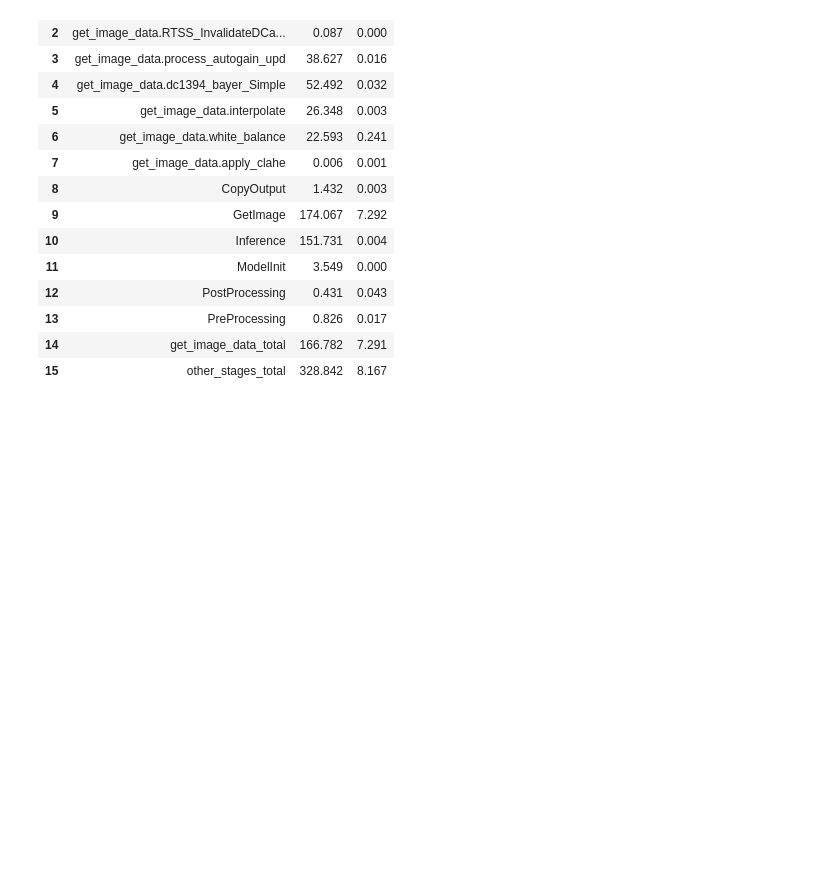
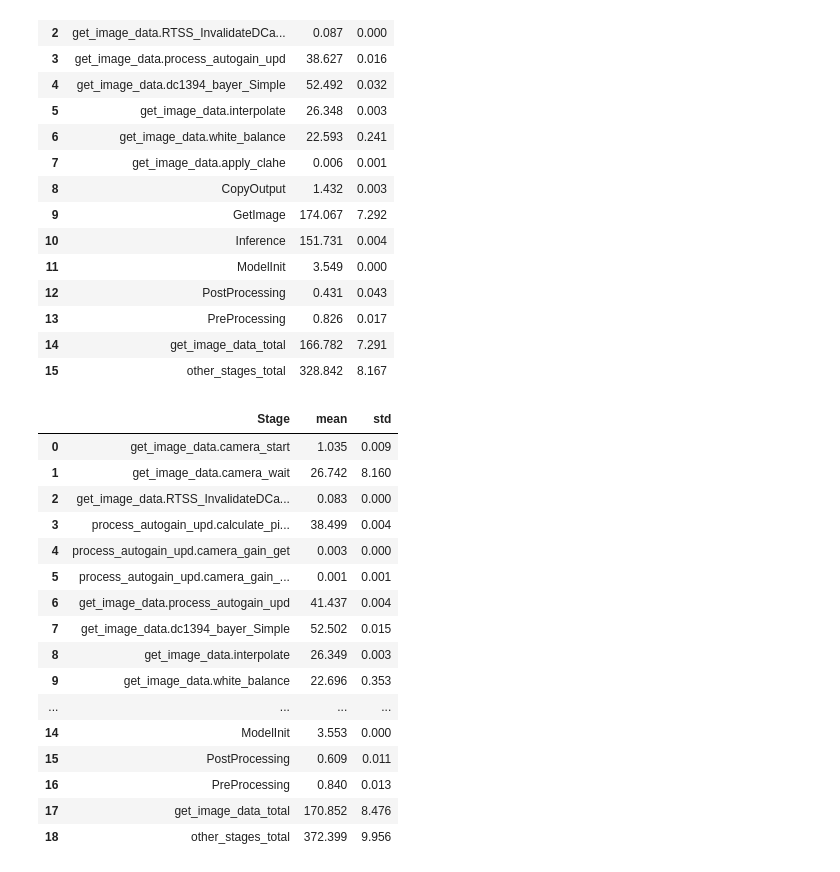
Before and after one commit to klymya/pg-research, a Jupyter notebook: alif_perf/log_parser.ipynb, the cells around one changed output. Saved outputs shown, nothing was run; the diff lists cells and outputs as text; code cells hidden in the pictures; blank space fills up the shorter version.

```diff
--- a/alif_perf/log_parser.ipynb
+++ b/alif_perf/log_parser.ipynb
@@ -1961,0 +2967,21 @@ pd.DataFrame.from_dict(summary, orient='index').reset_index().rename(columns={'i
+# %%
+summary = summarize_perf(add_prefix_and_other_sums(parse_perf_runs_from_cycles_v2(logs_baseline)))
+pd.DataFrame.from_dict(summary, orient='index').reset_index().rename(columns={'index': 'Stage'}).round(3)
+# %% [output]
+|  | Stage | mean | std |
+| 0 | get_image_data.camera_start | 1.035 | 0.009 |
+| 1 | get_image_data.camera_wait | 26.742 | 8.160 |
+| 2 | get_image_data.RTSS_InvalidateDCa... | 0.083 | 0.000 |
+| 3 | process_autogain_upd.calculate_pi... | 38.499 | 0.004 |
+| 4 | process_autogain_upd.camera_gain_get | 0.003 | 0.000 |
+| 5 | process_autogain_upd.camera_gain_... | 0.001 | 0.001 |
+| 6 | get_image_data.process_autogain_upd | 41.437 | 0.004 |
+| 7 | get_image_data.dc1394_bayer_Simple | 52.502 | 0.015 |
+| 8 | get_image_data.interpolate | 26.349 | 0.003 |
+| 9 | get_image_data.white_balance | 22.696 | 0.353 |
+| ... | ... | ... | ... |
+| 14 | ModelInit | 3.553 | 0.000 |
+| 15 | PostProcessing | 0.609 | 0.011 |
+| 16 | PreProcessing | 0.840 | 0.013 |
+| 17 | get_image_data_total | 170.852 | 8.476 |
+| 18 | other_stages_total | 372.399 | 9.956 |
```
Also changed, not shown: parts of 3 cells of this notebook.
